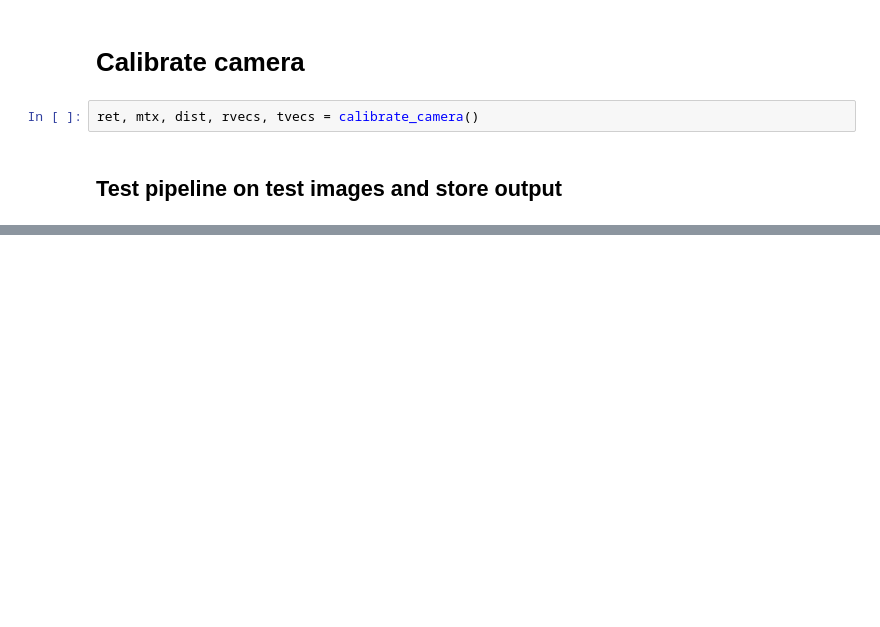
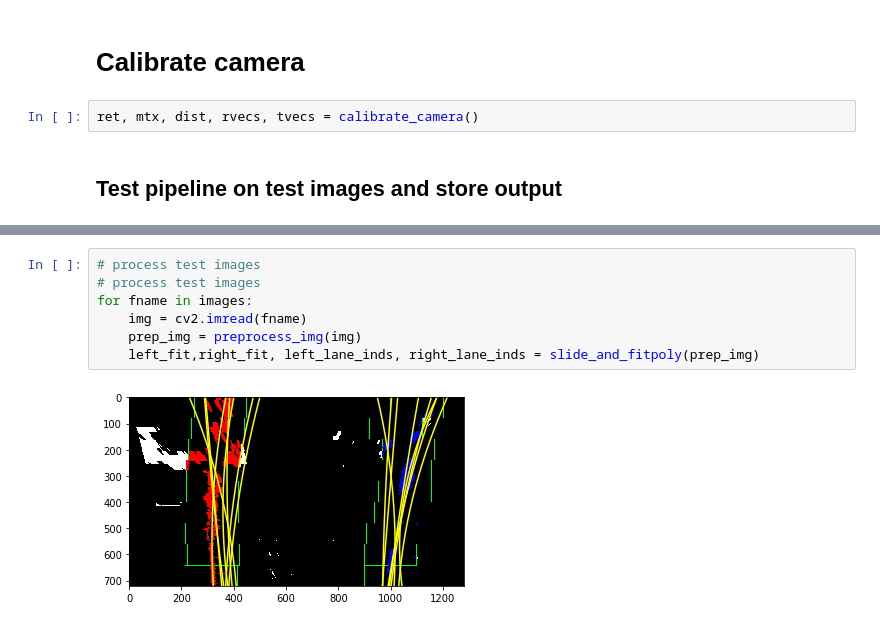
Before and after one commit to ahubi/CarND-Advanced-Lane-Lines, a Jupyter notebook: alf.ipynb, the cells around one changed output, grey strips where cells are left out. Drawn from its saved outputs; the diff is of its cells as text; blank space fills up the shorter version.

```diff
--- a/alf.ipynb
+++ b/alf.ipynb
@@ -192,0 +356,9 @@ dst: [[  256.    18.]
+# %%
+# process test images
+# process test images
+for fname in images:
+    img = cv2.imread(fname)
+    prep_img = preprocess_img(img)
+    left_fit,right_fit, left_lane_inds, right_lane_inds = slide_and_fitpoly(prep_img)
+# %% [output]
+[figure, added]
```
Also changed, not shown: parts of 5 cells of this notebook.
